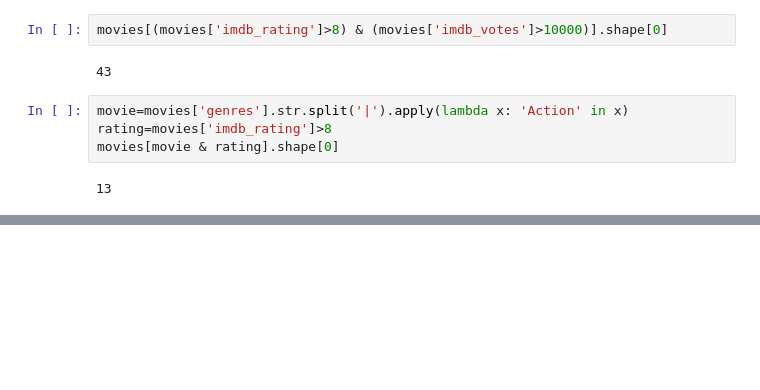
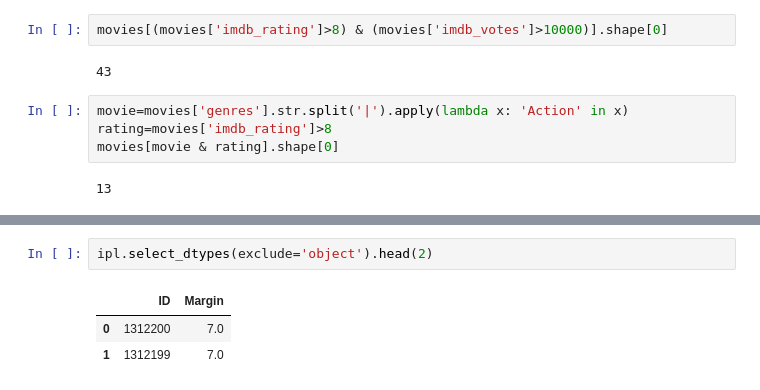
Before and after one commit to NeeleshRanpuriya/Data-Science-Series, a Jupyter notebook: Pandas/Pandas_Day2.ipynb, the cells around one changed output, grey strips where cells are left out. Drawn from its saved outputs; the diff is of its cells as text; blank space fills up the shorter version.

```diff
--- a/Pandas/Pandas_Day2.ipynb
+++ b/Pandas/Pandas_Day2.ipynb
@@ -452,0 +466,6 @@ movies[movie & rating].shape[0]
+# %%
+ipl.select_dtypes(exclude='object').head(2)
+# %% [output]
+|  | ID | Margin |
+| 0 | 1312200 | 7.0 |
+| 1 | 1312199 | 7.0 |
```
Also changed, not shown: parts of 3 cells of this notebook, 2 other files.
